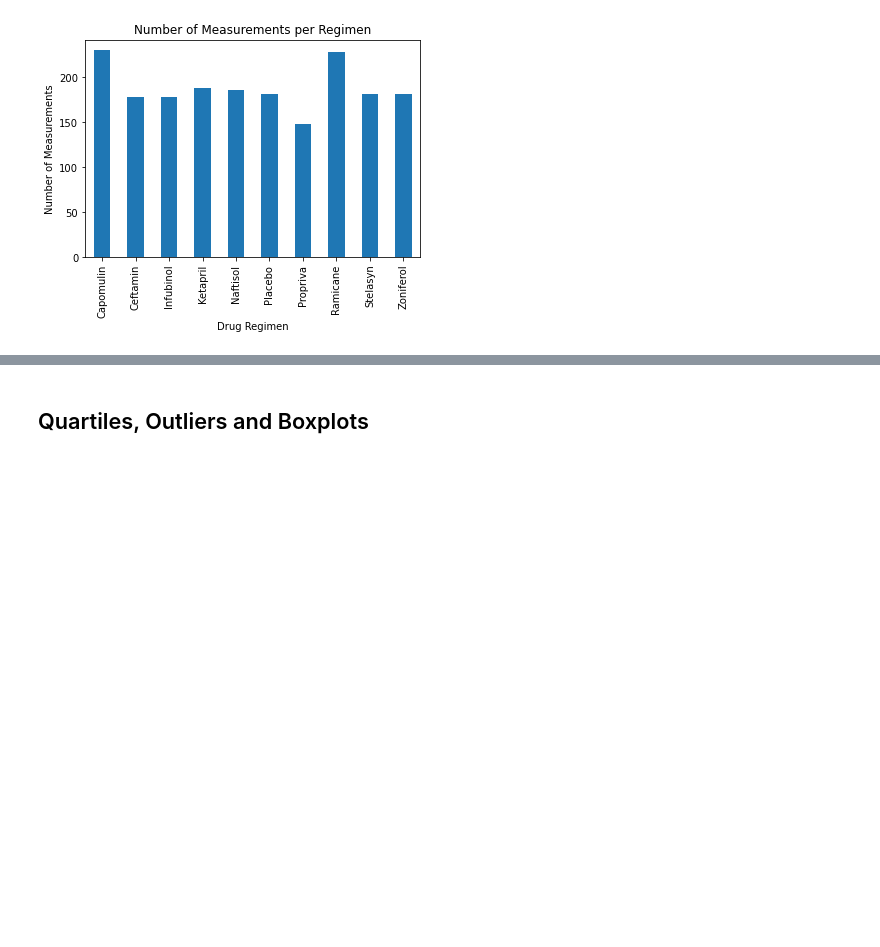
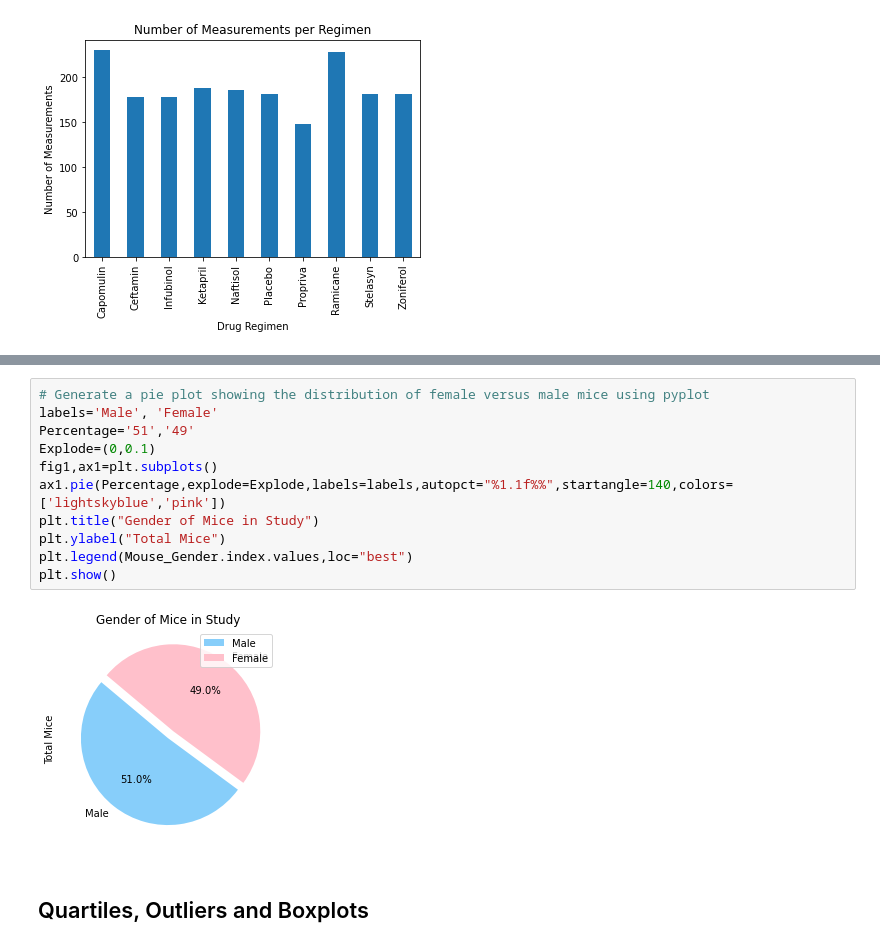
Before and after one commit to KWildcatQ/Matplotlib, a Jupyter notebook: Pymaceuticals/pymaceuticals_starter.ipynb, the cells around one changed output, grey strips where cells are left out. Drawn from its saved outputs; the diff is of its cells as text; blank space fills up the shorter version.

```diff
--- a/Pymaceuticals/pymaceuticals_starter.ipynb
+++ b/Pymaceuticals/pymaceuticals_starter.ipynb
@@ -267,3 +272,16 @@ Name: Sex, dtype: int64
+# %%
+# Generate a pie plot showing the distribution of female versus male mice using pyplot
+labels='Male', 'Female'
+Percentage='51','49'
+Explode=(0,0.1)
+fig1,ax1=plt.subplots()
+ax1.pie(Percentage,explode=Explode,labels=labels,autopct="%1.1f%%",startangle=140,colors=['lightskyblue','pink'])
+plt.title("Gender of Mice in Study")
+plt.ylabel("Total Mice")
+plt.legend(Mouse_Gender.index.values,loc="best")
+plt.show()
+# %% [output]
+[figure, added]
 # %% [markdown]
 ## Quartiles, Outliers and Boxplots
 # %%
```
Also changed, not shown: parts of 12 cells of this notebook, 3 other files.
